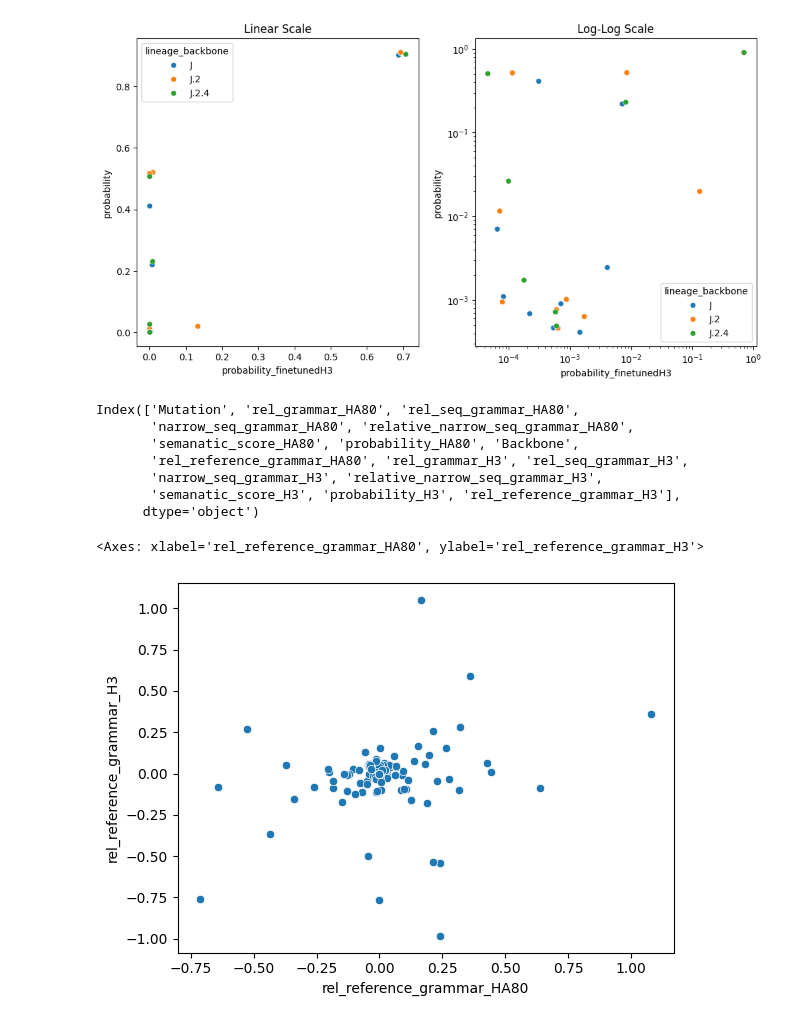
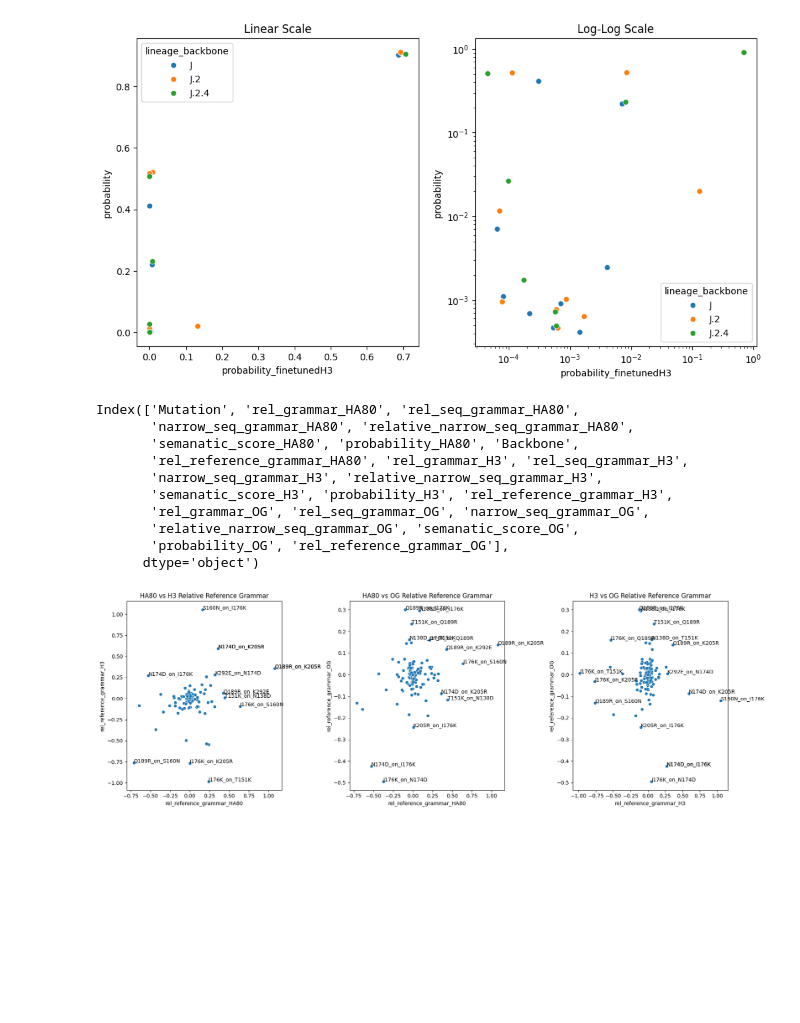
Before and after one commit to omaclean/PLM_SARS-CoV-2, a Jupyter notebook: Notebooks/OM_influenza/plot_model_comparison.ipynb, the cells around one changed output. Drawn from its saved outputs; the diff is of its cells as text; code cells hidden in the pictures; blank space fills up the shorter version.

Commit message:
plotting monomers

```diff
--- a/Notebooks/OM_influenza/plot_model_comparison.ipynb
+++ b/Notebooks/OM_influenza/plot_model_comparison.ipynb
@@ -73,24 +73,69 @@ plt.yscale("log")
 import pandas as pd
 ha80_pairwise=pd.read_csv("/home2/oml4h/PLM_SARS-CoV-2/Results/ESM2-HA80_epistasis_mutation_info_spyros_model_combos.csv")
 ha3_pairwise=pd.read_csv("/home2/oml4h/PLM_SARS-CoV-2/Results/ESM2-H3_epistasis_mutation_info_spyros_model_combos.csv")
+OG_pairwise=pd.read_csv("/home2/oml4h/PLM_SARS-CoV-2/Results/H3_epistasis_mutation_info_OG_ESM2_model.csv")
+#append _OG to all columns except Mutation, Backbone in OG_pairwise
+OG_pairwise=OG_pairwise.add_suffix("_OG")
+OG_pairwise=OG_pairwise.rename(columns={"Mutation_OG":"Mutation","Backbone_OG":"Backbone"})
 # %%
 ha3_pairwise.columns
 import matplotlib.pyplot as plt
 import seaborn as sns
 
 merged_pairwise=pd.merge(ha80_pairwise,ha3_pairwise,on=["Mutation","Backbone"],suffixes=("_HA80","_H3"))
+merged_pairwise=pd.merge(merged_pairwise,OG_pairwise,on=["Mutation","Backbone"])
 print(merged_pairwise.columns)
+# two panels scatter plot
+plt.figure(figsize=(18, 6))
+plt.subplot(1, 3, 1)
+
 sns.scatterplot(x=merged_pairwise["rel_reference_grammar_HA80"],y=merged_pairwise["rel_reference_grammar_H3"])
+#put text next to biggest points naming their mutation & backbone
+for i, row in merged_pairwise.nlargest(5, 'rel_reference_grammar_HA80').iterrows():
+    plt.text(row["rel_reference_grammar_HA80"], row["rel_reference_grammar_H3"], f"{row['Mutation']}_on_{row['Backbone']}")
+for i, row in merged_pairwise.nsmallest(3, 'rel_reference_grammar_H3').iterrows():
+    plt.text(row["rel_reference_grammar_HA80"], row["rel_reference_grammar_H3"], f"{row['Mutation']}_on_{row['Backbone']}")
+for i, row in merged_pairwise.nlargest(5, 'rel_reference_grammar_H3').iterrows():
+    plt.text(row["rel_reference_grammar_HA80"], row["rel_reference_grammar_H3"], f"{row['Mutation']}_on_{row['Backbone']}")
+plt.title("HA80 vs H3 Relative Reference Grammar")
+plt.subplot(1, 3, 2)
+sns.scatterplot(x=merged_pairwise["rel_reference_grammar_HA80"],y=merged_pairwise["rel_reference_grammar_OG"])
+#put text next to biggest points naming their mutation & backbone
+for i, row in merged_pairwise.nlargest(5, 'rel_reference_grammar_HA80').iterrows():
+    plt.text(row["rel_reference_grammar_HA80"], row["rel_reference_grammar_OG"], f"{row['Mutation']}_on_{row['Backbone']}")
+for i, row in merged_pairwise.nlargest(5, 'rel_reference_grammar_OG').iterrows():
+    plt.text(row["rel_reference_grammar_HA80"], row["rel_reference_grammar_OG"], f"{row['Mutation']}_on_{row['Backbone']}")
+for i, row in merged_pairwise.nsmallest(3, 'rel_reference_grammar_OG').iterrows():
+    plt.text(row["rel_reference_grammar_HA80"], row["rel_reference_grammar_OG"], f"{row['Mutation']}_on_{row['Backbone']}")
+plt.title("HA80 vs OG Relative Reference Grammar")
+plt.tight_layout()
+plt.subplot(1, 3, 3)
+sns.scatterplot(x=merged_pairwise["rel_reference_grammar_H3"],y=merged_pairwise["rel_reference_grammar_OG"])
+#put text next to biggest points naming their mutation & backbone
+for i, row in merged_pairwise.nlargest(5, 'rel_reference_grammar_H3').iterrows():
+    plt.text(row["rel_reference_grammar_H3"], row["rel_reference_grammar_OG"], f"{row['Mutation']}_on_{row['Backbone']}")
+for i, row in merged_pairwise.nlargest(5, 'rel_reference_grammar_OG').iterrows():
+    plt.text(row["rel_reference_grammar_H3"], row["rel_reference_grammar_OG"], f"{row['Mutation']}_on_{row['Backbone']}")
+for i, row in merged_pairwise.nsmallest(3, 'rel_reference_grammar_H3').iterrows():
+    plt.text(row["rel_reference_grammar_H3"], row["rel_reference_grammar_OG"], f"{row['Mutation']}_on_{row['Backbone']}")
+for i, row in merged_pairwise.nsmallest(3, 'rel_reference_grammar_OG').iterrows():
+    plt.text(row["rel_reference_grammar_H3"], row["rel_reference_grammar_OG"], f"{row['Mutation']}_on_{row['Backbone']}")
+
+plt.title("H3 vs OG Relative Reference Grammar")
+plt.tight_layout()
+plt.show()
 # %% [output]
 Index(['Mutation', 'rel_grammar_HA80', 'rel_seq_grammar_HA80',
        'narrow_seq_grammar_HA80', 'relative_narrow_seq_grammar_HA80',
        'semanatic_score_HA80', 'probability_HA80', 'Backbone',
        'rel_reference_grammar_HA80', 'rel_grammar_H3', 'rel_seq_grammar_H3',
        'narrow_seq_grammar_H3', 'relative_narrow_seq_grammar_H3',
-       'semanatic_score_H3', 'probability_H3', 'rel_reference_grammar_H3'],
+       'semanatic_score_H3', 'probability_H3', 'rel_reference_grammar_H3',
+       'rel_grammar_OG', 'rel_seq_grammar_OG', 'narrow_seq_grammar_OG',
+       'relative_narrow_seq_grammar_OG', 'semanatic_score_OG',
+       'probability_OG', 'rel_reference_grammar_OG'],
       dtype='object')
-<Axes: xlabel='rel_reference_grammar_HA80', ylabel='rel_reference_grammar_H3'>
-[figure, old version]
+[figure, new version]
 # %%
 import plotly.express as px
 fig = px.scatter(merged_pairwise, x="rel_reference_grammar_HA80", y="rel_reference_grammar_H3",
```
Also changed, not shown: 8 other files.
